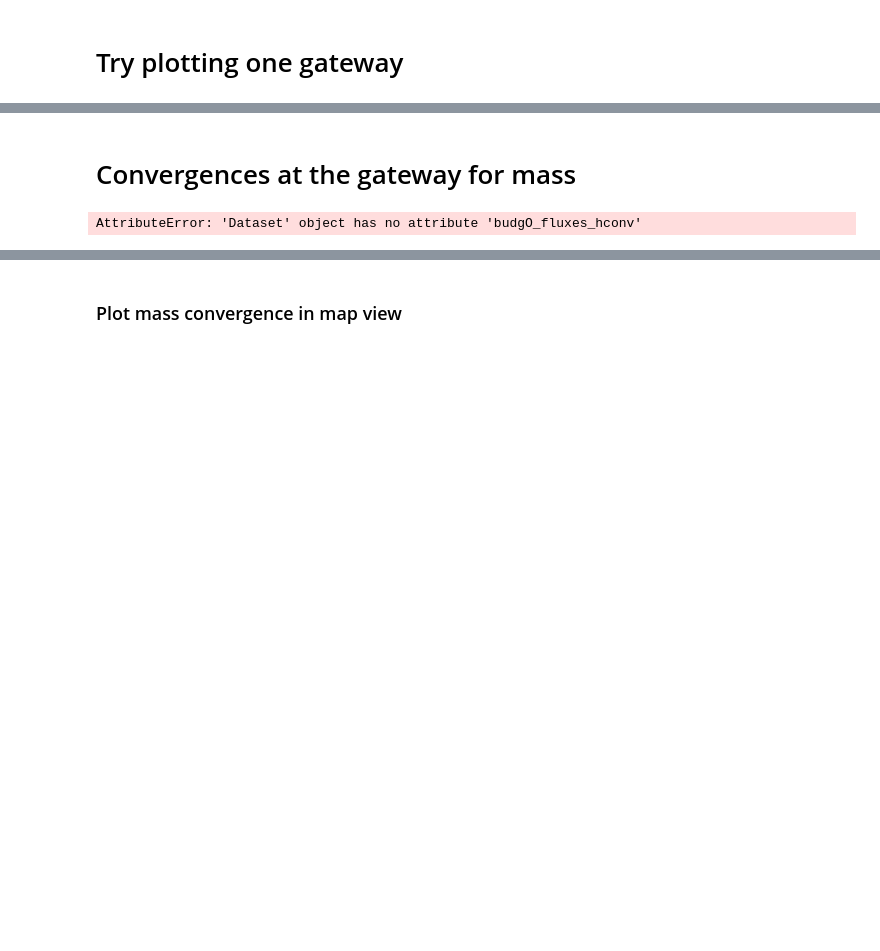
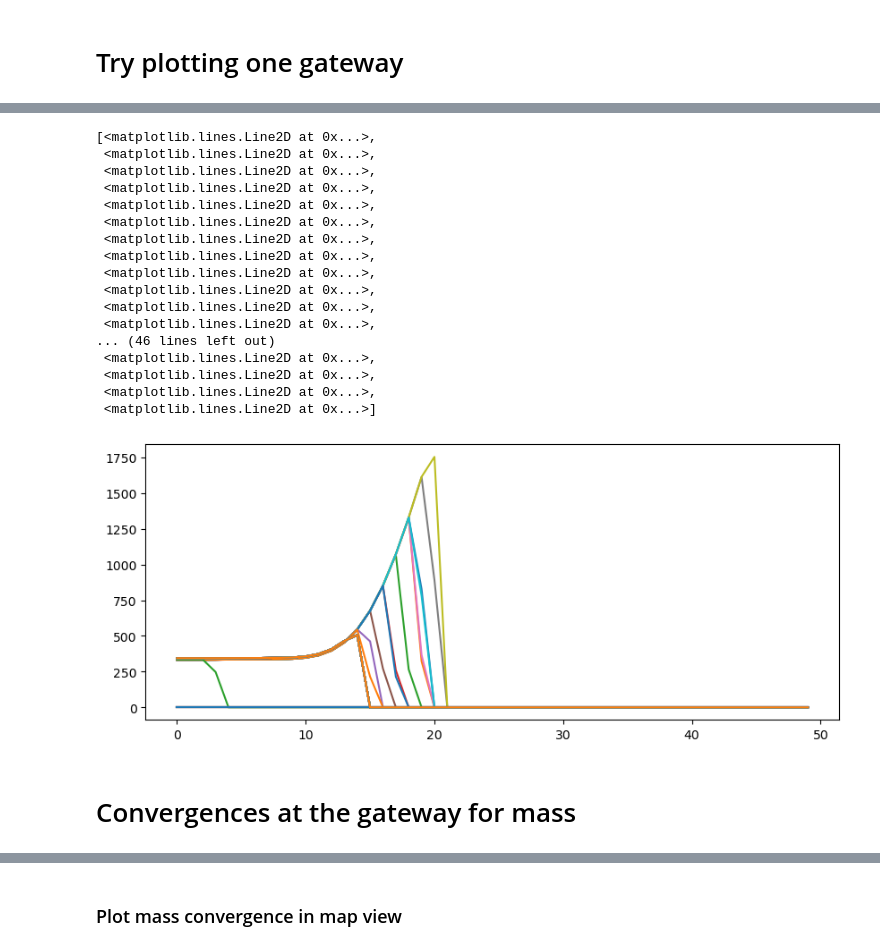
Before and after one commit to margaretmurakami/crios_backups, a Jupyter notebook: ASTE_270/offline_binning/Barents_gateways.ipynb, the cells around one changed output, grey strips where cells are left out. Cells and saved outputs as stored; diff of their text form; code cells hidden in the pictures; blank space fills up the shorter version.

```diff
--- a/ASTE_270/offline_binning/Barents_gateways.ipynb
+++ b/ASTE_270/offline_binning/Barents_gateways.ipynb
@@ -1430,3 +1452,24 @@ plt.savefig(path + "StAnnaTroughVoroninVilkitshogo2.png",dpi=300)
+# %%
+plt.plot(SALTDR[:,y_curr,30])
+# %% [output]
+[<matplotlib.lines.Line2D at 0x...>,
+ <matplotlib.lines.Line2D at 0x...>,
+ <matplotlib.lines.Line2D at 0x...>,
+ <matplotlib.lines.Line2D at 0x...>,
+ <matplotlib.lines.Line2D at 0x...>,
+ <matplotlib.lines.Line2D at 0x...>,
+ <matplotlib.lines.Line2D at 0x...>,
+ <matplotlib.lines.Line2D at 0x...>,
+ <matplotlib.lines.Line2D at 0x...>,
+ <matplotlib.lines.Line2D at 0x...>,
+ <matplotlib.lines.Line2D at 0x...>,
+ <matplotlib.lines.Line2D at 0x...>,
+... (46 lines left out)
+ <matplotlib.lines.Line2D at 0x...>,
+ <matplotlib.lines.Line2D at 0x...>,
+ <matplotlib.lines.Line2D at 0x...>,
+ <matplotlib.lines.Line2D at 0x...>]
+[figure, added]
 # %%
 # # double check this bottom salinity again
 # fig = plt.figure(figsize=(5,4))
@@ -1438,8 +1481,6 @@ plt.savefig(path + "StAnnaTroughVoroninVilkitshogo2.png",dpi=300)
 # Convergences at the gateway for mass
 # %%
 gate_tend = ds.mass_tend.values[:,y_curr,x_curr]
-gate_budgO_fluxes_hconv = ds.budgO_fluxes_hconv.values[:,y_curr,x_curr]
-gate_budgO_fluxes_zconv = ds.budgO_fluxes_zconv.values[:,y_curr,x_curr]
+gate_budgO_fluxes_hconv = ds.budgO_fluxes_hconv_mass.values[:,y_curr,x_curr]
+gate_budgO_fluxes_zconv = ds.budgO_fluxes_zconv_mass.values[:,y_curr,x_curr]
-# %% [output]
-AttributeError: 'Dataset' object has no attribute 'budgO_fluxes_hconv'
 # %%
```
Also changed, not shown: parts of 16 cells of this notebook, 8 other files.
